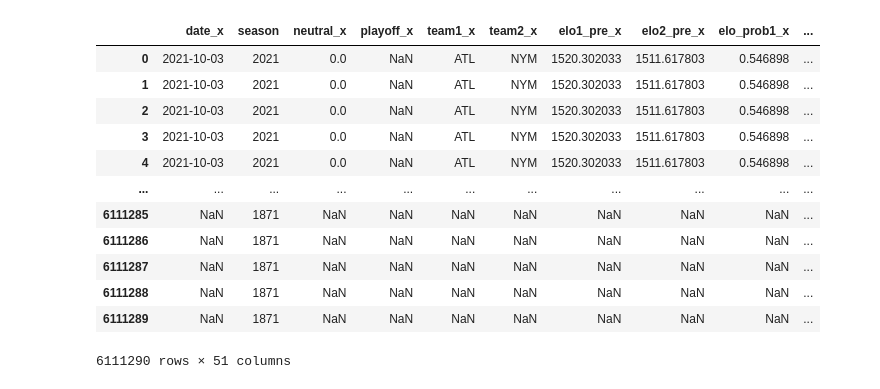
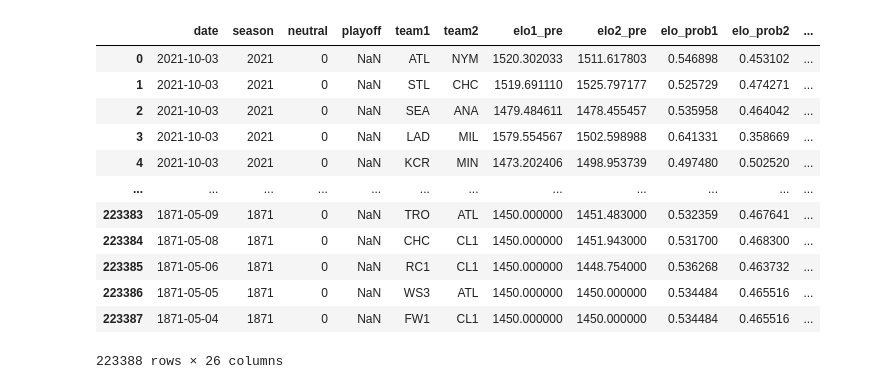
Before and after one commit to johnnycapra/Project_1, a Jupyter notebook: MLB_Analysis.ipynb, the cells around one changed output. Saved outputs shown, nothing was run; the diff lists cells and outputs as text; code cells hidden in the pictures.

```diff
--- a/MLB_Analysis.ipynb
+++ b/MLB_Analysis.ipynb
@@ -14,20 +24,18 @@ mlb_kaggle = 'Resources/mlb_elo.csv'
 # %%
 kag_latest_df = pd.read_csv(mlb_kaggle_latest)
-kag_old_df = pd.read_csv(mlb_kaggle)
-
-kag_complete_df = pd.merge(kag_latest_df, kag_old_df, how='outer', on=['season', 'season'])
-kag_complete_df
+kag_og_df = pd.read_csv(mlb_kaggle)
+kag_og_df
 # %% [output]
-|  | date_x | season | neutral_x | playoff_x | team1_x | team2_x | elo1_pre_x | elo2_pre_x | elo_prob1_x | ... |
-| 0 | 2021-10-03 | 2021 | 0.0 | NaN | ATL | NYM | 1520.302033 | 1511.617803 | 0.546898 | ... |
-| 1 | 2021-10-03 | 2021 | 0.0 | NaN | ATL | NYM | 1520.302033 | 1511.617803 | 0.546898 | ... |
-| 2 | 2021-10-03 | 2021 | 0.0 | NaN | ATL | NYM | 1520.302033 | 1511.617803 | 0.546898 | ... |
-| 3 | 2021-10-03 | 2021 | 0.0 | NaN | ATL | NYM | 1520.302033 | 1511.617803 | 0.546898 | ... |
-| 4 | 2021-10-03 | 2021 | 0.0 | NaN | ATL | NYM | 1520.302033 | 1511.617803 | 0.546898 | ... |
-| ... | ... | ... | ... | ... | ... | ... | ... | ... | ... | ... |
-| 6111285 | NaN | 1871 | NaN | NaN | NaN | NaN | NaN | NaN | NaN | ... |
-| 6111286 | NaN | 1871 | NaN | NaN | NaN | NaN | NaN | NaN | NaN | ... |
-| 6111287 | NaN | 1871 | NaN | NaN | NaN | NaN | NaN | NaN | NaN | ... |
-| 6111288 | NaN | 1871 | NaN | NaN | NaN | NaN | NaN | NaN | NaN | ... |
-| 6111289 | NaN | 1871 | NaN | NaN | NaN | NaN | NaN | NaN | NaN | ... |
+|  | date | season | neutral | playoff | team1 | team2 | elo1_pre | elo2_pre | elo_prob1 | elo_prob2 | ... |
+| 0 | 2021-10-03 | 2021 | 0 | NaN | ATL | NYM | 1520.302033 | 1511.617803 | 0.546898 | 0.453102 | ... |
+| 1 | 2021-10-03 | 2021 | 0 | NaN | STL | CHC | 1519.691110 | 1525.797177 | 0.525729 | 0.474271 | ... |
+| 2 | 2021-10-03 | 2021 | 0 | NaN | SEA | ANA | 1479.484611 | 1478.455457 | 0.535958 | 0.464042 | ... |
+| 3 | 2021-10-03 | 2021 | 0 | NaN | LAD | MIL | 1579.554567 | 1502.598988 | 0.641331 | 0.358669 | ... |
+| 4 | 2021-10-03 | 2021 | 0 | NaN | KCR | MIN | 1473.202406 | 1498.953739 | 0.497480 | 0.502520 | ... |
+| ... | ... | ... | ... | ... | ... | ... | ... | ... | ... | ... | ... |
+| 223383 | 1871-05-09 | 1871 | 0 | NaN | TRO | ATL | 1450.000000 | 1451.483000 | 0.532359 | 0.467641 | ... |
+| 223384 | 1871-05-08 | 1871 | 0 | NaN | CHC | CL1 | 1450.000000 | 1451.943000 | 0.531700 | 0.468300 | ... |
+| 223385 | 1871-05-06 | 1871 | 0 | NaN | RC1 | CL1 | 1450.000000 | 1448.754000 | 0.536268 | 0.463732 | ... |
+| 223386 | 1871-05-05 | 1871 | 0 | NaN | WS3 | ATL | 1450.000000 | 1450.000000 | 0.534484 | 0.465516 | ... |
+| 223387 | 1871-05-04 | 1871 | 0 | NaN | FW1 | CL1 | 1450.000000 | 1450.000000 | 0.534484 | 0.465516 | ... |
-6111290 rows × 51 columns
+223388 rows × 26 columns
```
Also changed, not shown: parts of 8 cells of this notebook, 12 other files.
